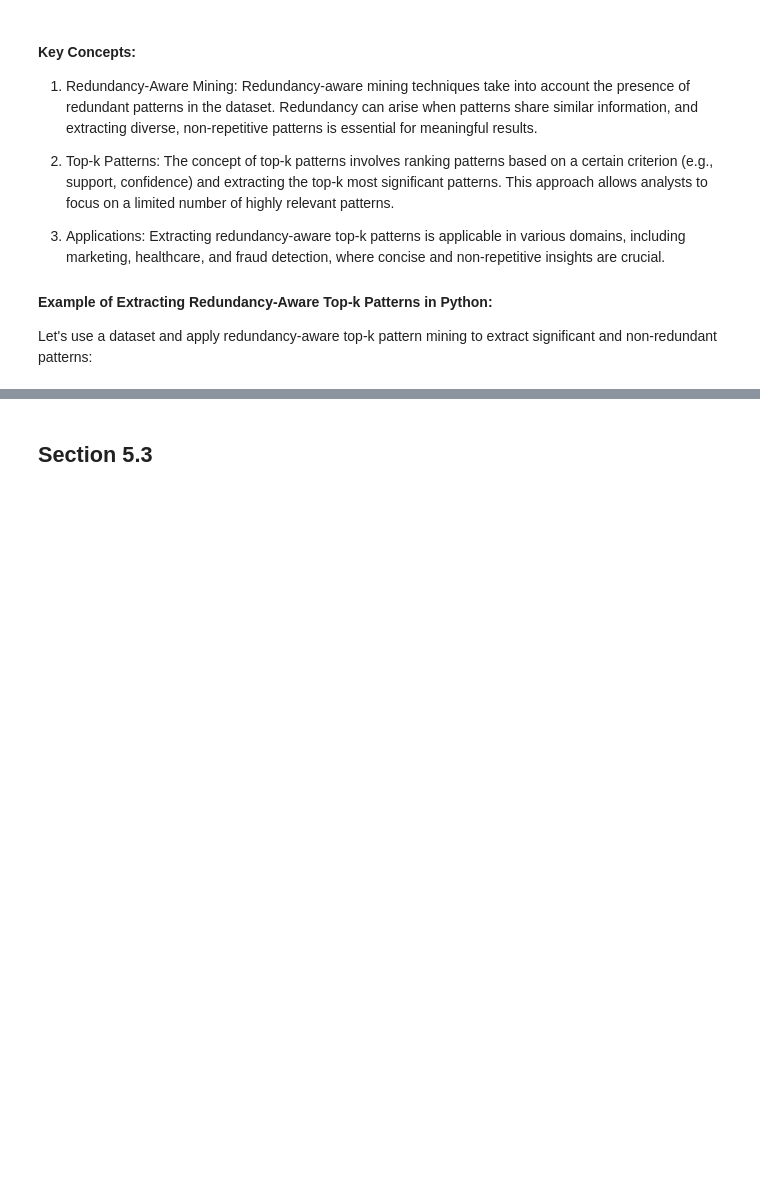
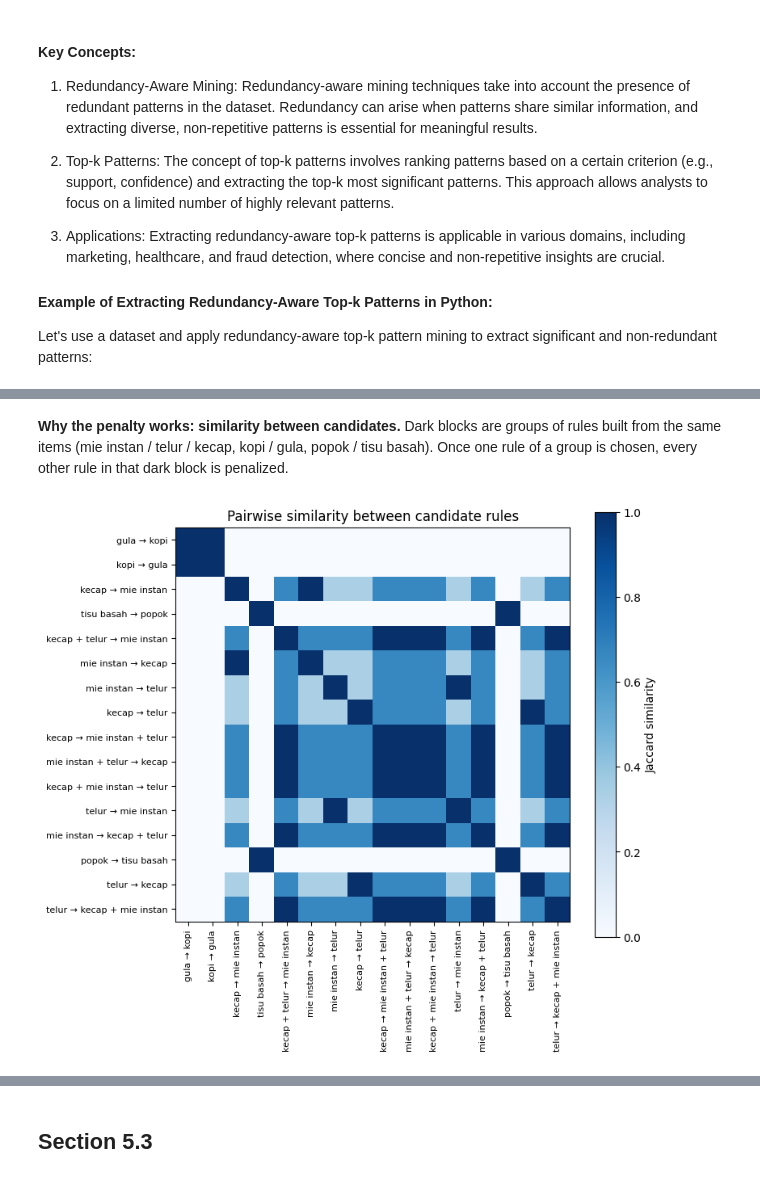
Before and after one commit to kcv-if/Modul-DM-RKA, a Jupyter notebook: Materi/5 - Sequential/5 - Sequential Pattern Analysis.ipynb, the cells around one changed output, grey strips where cells are left out. Saved outputs shown, nothing was run; the diff lists cells and outputs as text; code cells hidden in the pictures; blank space fills up the shorter version.

```diff
--- a/Materi/5 - Sequential/5 - Sequential Pattern Analysis.ipynb
+++ b/Materi/5 - Sequential/5 - Sequential Pattern Analysis.ipynb
@@ -479,0 +625,19 @@ Redundancy-Aware Top-k Patterns:
+# %% [markdown]
+**Why the penalty works: similarity between candidates.** Dark blocks are groups of rules built from the same items (mie instan / telur / kecap, kopi / gula, popok / tisu basah). Once one rule of a group is chosen, every other rule in that dark block is penalized.
+# %%
+n = len(ranked)
+similarity = np.array([[jaccard_similarity(ranked.loc[i, 'pattern'], ranked.loc[j, 'pattern']) for j in range(n)]
+                       for i in range(n)])
+
+fig, ax = plt.subplots(figsize=(8, 7))
+image = ax.imshow(similarity, cmap='Blues', vmin=0, vmax=1)
+ax.set_xticks(range(n))
+ax.set_yticks(range(n))
+ax.set_xticklabels(ranked['rule'], rotation=90, fontsize=8)
+ax.set_yticklabels(ranked['rule'], fontsize=8)
+fig.colorbar(image, label='Jaccard similarity')
+ax.set_title('Pairwise similarity between candidate rules')
+plt.tight_layout()
+plt.show()
+# %% [output]
+[figure, added]
```
Also changed, not shown: parts of 20 cells of this notebook.
